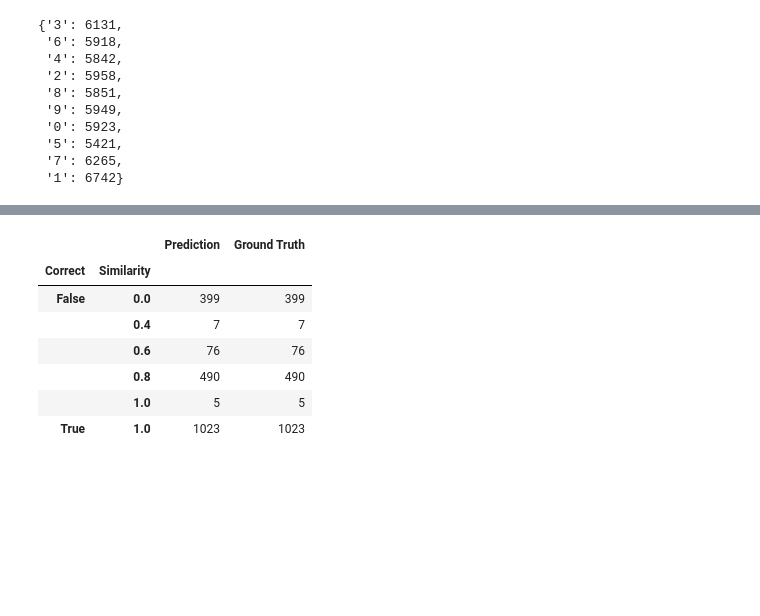
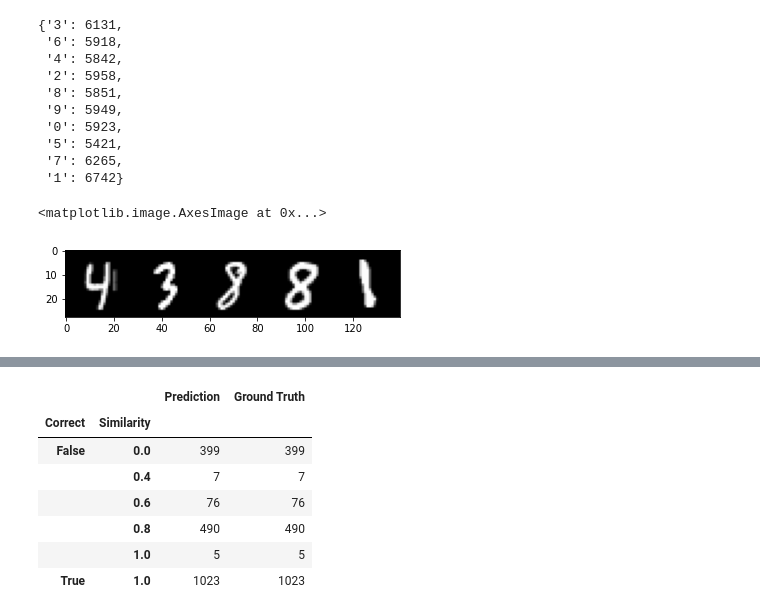
Before and after one commit to s-wheels/sequence_mnist_trocr, a Jupyter notebook: submission.ipynb, the cells around one changed output, grey strips where cells are left out. Drawn from its saved outputs; the diff is of its cells as text; code cells hidden in the pictures; blank space fills up the shorter version.

```diff
--- a/submission.ipynb
+++ b/submission.ipynb
@@ -204,4 +203,11 @@ dict(train_counter)
  '5': 5421,
  '7': 6265,
  '1': 6742}
+# %%
+images = torch.hstack([torch.Tensor(img) for img in train_dataset.data[0:5]])
+# %%
+plt.imshow(images, cmap='gray')
+# %% [output]
+<matplotlib.image.AxesImage at 0x...>
+[figure, added]
 # %%
```
Also changed, not shown: parts of 15 cells of this notebook, 1 other file.
